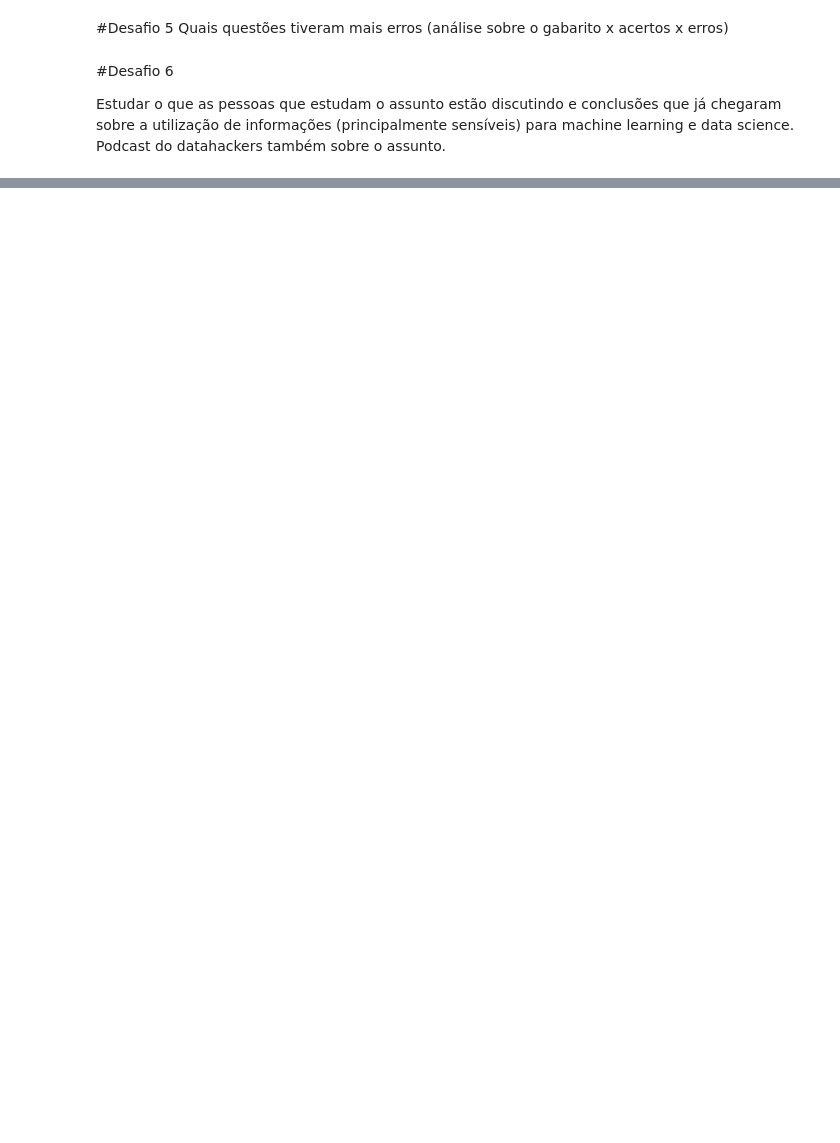
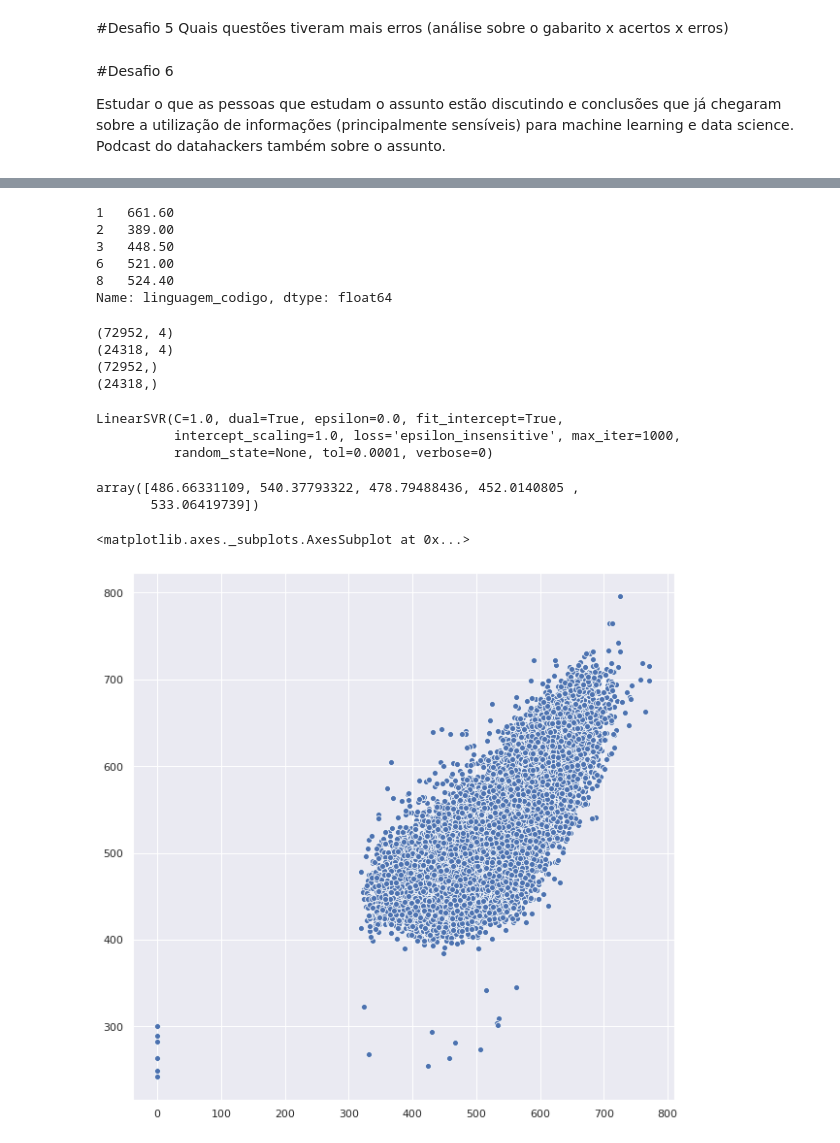
Before and after one commit to RobsonCrLira/QuarentenaDadosAlura, a Jupyter notebook: Desafios_Aula_4.ipynb, the cells around one changed output, grey strips where cells are left out. Cells and saved outputs as stored; diff of their text form; code cells hidden in the pictures; blank space fills up the shorter version.

```diff
--- a/Desafios_Aula_4.ipynb
+++ b/Desafios_Aula_4.ipynb
@@ -182,0 +182,10 @@ Estudar o que as pessoas que estudam o assunto estão discutindo e conclusões q
+# %%
+y = dados_notas['linguagem_codigo']
+y.head()
+# %% [output]
+1   661.60
+2   389.00
+3   448.50
+6   521.00
+8   524.40
+Name: linguagem_codigo, dtype: float64
@@ -182,0 +195,34 @@ Estudar o que as pessoas que estudam o assunto estão discutindo e conclusões q
+# %%
+np.random.seed(43267)
+
+# f(x) = y
+x_treino, x_teste, y_treino, y_teste = train_test_split(x, y)
+
+print(x_treino.shape)
+print(x_teste.shape)
+print(y_treino.shape)
+print(y_teste.shape)
+# %% [output]
+(72952, 4)
+(24318, 4)
+(72952,)
+(24318,)
+# %%
+modelo = LinearSVR()
+modelo.fit(x_treino,y_treino)
+# %% [output]
+LinearSVR(C=1.0, dual=True, epsilon=0.0, fit_intercept=True,
+          intercept_scaling=1.0, loss='epsilon_insensitive', max_iter=1000,
+          random_state=None, tol=0.0001, verbose=0)
+# %%
+predicoes_notas_linguagem = modelo.predict(x_teste)
+predicoes_notas_linguagem[:5]
+# %% [output]
+array([486.66331109, 540.37793322, 478.79488436, 452.0140805 ,
+       533.06419739])
+# %%
+plt.figure(figsize=(10,10))
+sns.scatterplot(x=y_teste.values,y=predicoes_notas_linguagem)
+# %% [output]
+<matplotlib.axes._subplots.AxesSubplot at 0x...>
+[figure, added]
```
Also changed, not shown: parts of 49 cells of this notebook.
